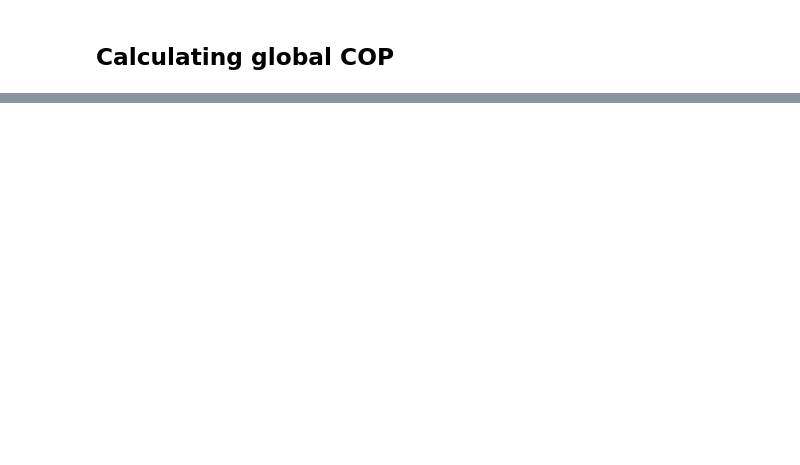
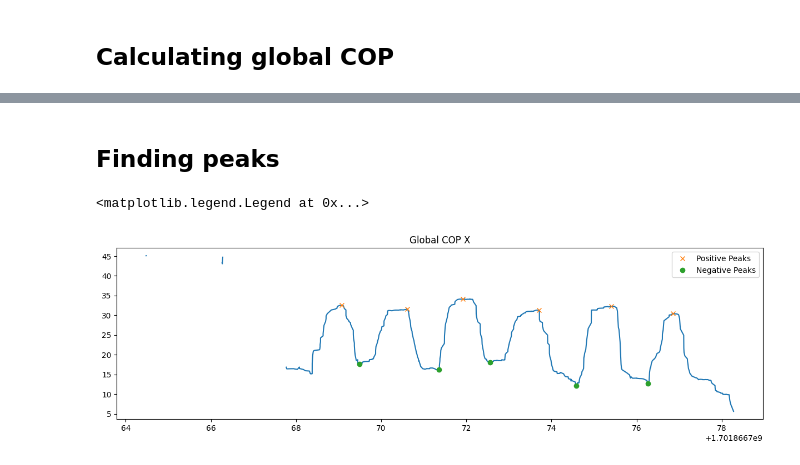
Before and after one commit to SujithChristopher/mobbo_analysis, a Jupyter notebook: analysis/cop_calculation.ipynb, the cells around one changed output, grey strips where cells are left out. Drawn from its saved outputs; the diff is of its cells as text; code cells hidden in the pictures; blank space fills up the shorter version.

```diff
--- a/analysis/cop_calculation.ipynb
+++ b/analysis/cop_calculation.ipynb
@@ -94,0 +150,16 @@ plt.show()
+# %% [markdown]
+## Finding peaks
+# %%
+global_x = np.array(global_x)
+plt.figure(figsize=(15,4))
+plt.plot(dfs['m1']['timestamp'], global_x)
+positive_peaks, _ = find_peaks(global_x, width=12, height=20)
+plt.plot(dfs['m1']['timestamp'][positive_peaks], global_x[positive_peaks], 'x', label='Positive Peaks')
+
+negative_peaks, _ = find_peaks(-global_x, width=12)
+plt.plot(dfs['m1']['timestamp'][negative_peaks], global_x[negative_peaks], 'o', label='Negative Peaks')
+plt.title('Global COP X')
+plt.legend()
+# %% [output]
+<matplotlib.legend.Legend at 0x...>
+[figure, added]
```
Also changed, not shown: parts of 21 cells of this notebook, 1 other file.
